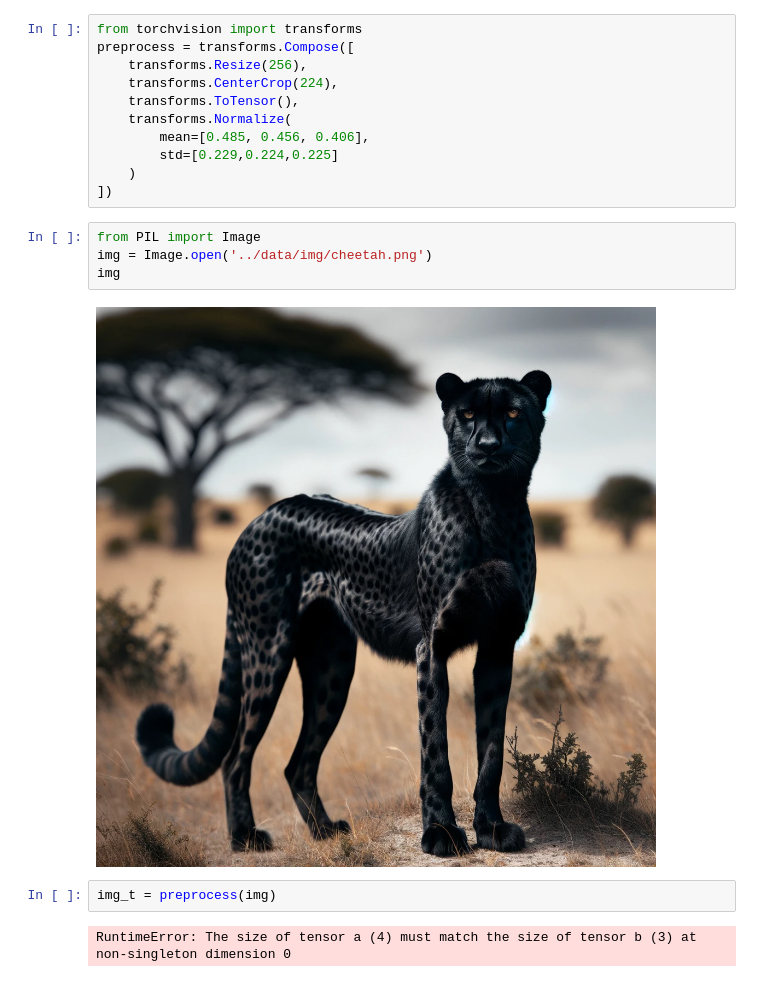
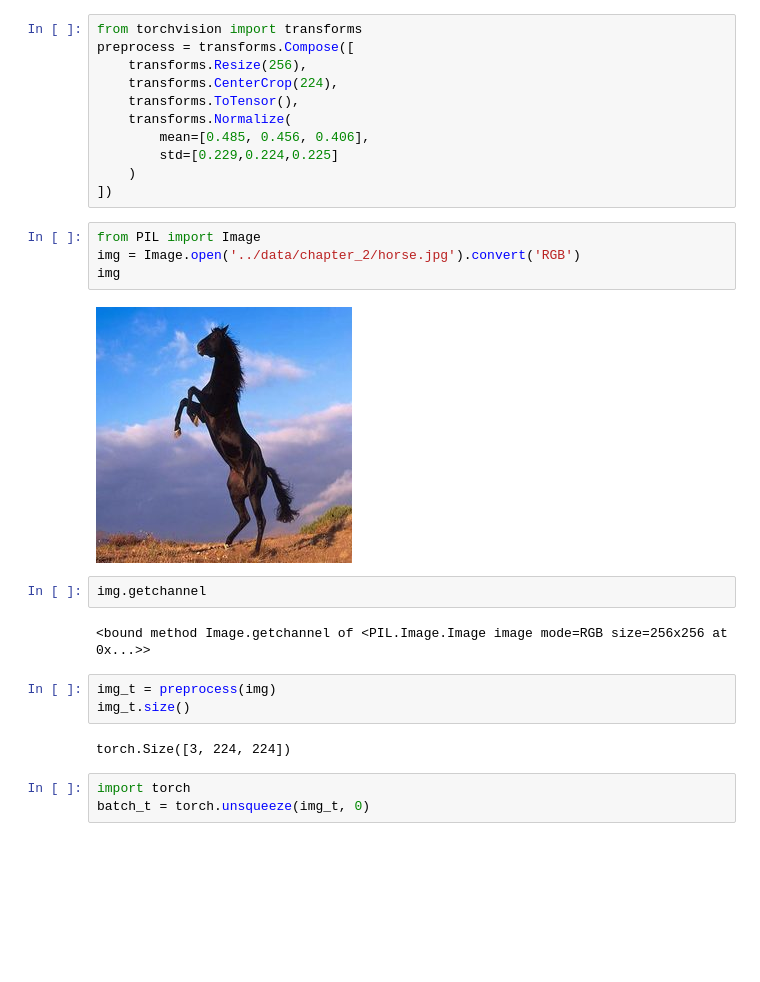
Before and after one commit to saikhu/Deep-Learning-with-PyTorch, a Jupyter notebook: chapter_2/chapter_2.ipynb, the cells around one changed output. Cells and saved outputs as stored; diff of their text form; blank space fills up the shorter version.

Commit message:
chapter_2 complete

```diff
--- a/chapter_2/chapter_2.ipynb
+++ b/chapter_2/chapter_2.ipynb
@@ -60,11 +60,19 @@ preprocess = transforms.Compose([
 ])
 # %%
 from PIL import Image
-img = Image.open('../data/img/cheetah.png')
+img = Image.open('../data/chapter_2/horse.jpg').convert('RGB')
 img
 # %% [output]
-[figure, old version]
+[figure, new version]
+# %%
+img.getchannel
+# %% [output]
+<bound method Image.getchannel of <PIL.Image.Image image mode=RGB size=256x256 at 0x...>>
 # %%
 img_t = preprocess(img)
+img_t.size()
 # %% [output]
-RuntimeError: The size of tensor a (4) must match the size of tensor b (3) at non-singleton dimension 0
+torch.Size([3, 224, 224])
+# %%
+import torch
+batch_t = torch.unsqueeze(img_t, 0)
```
Also changed, not shown: parts of 23 cells of this notebook, 5 other files.
